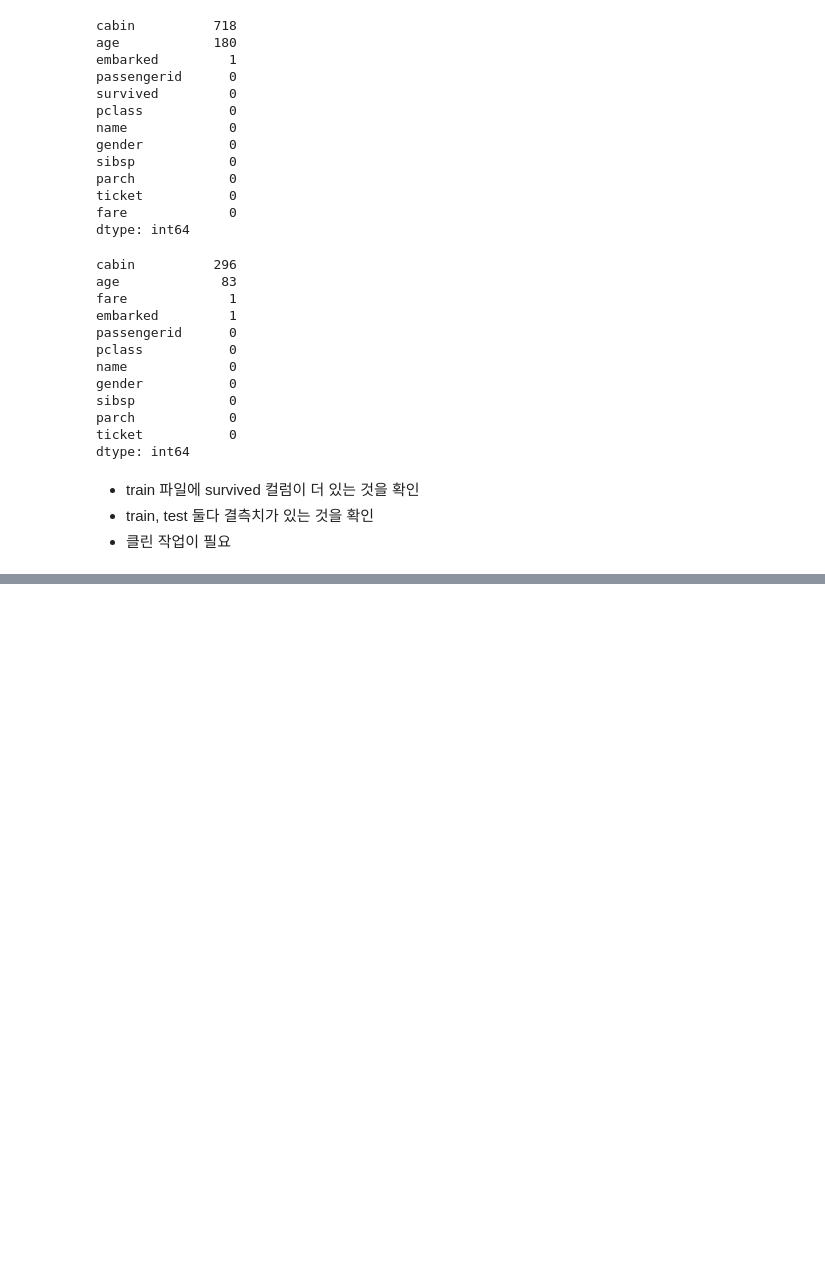
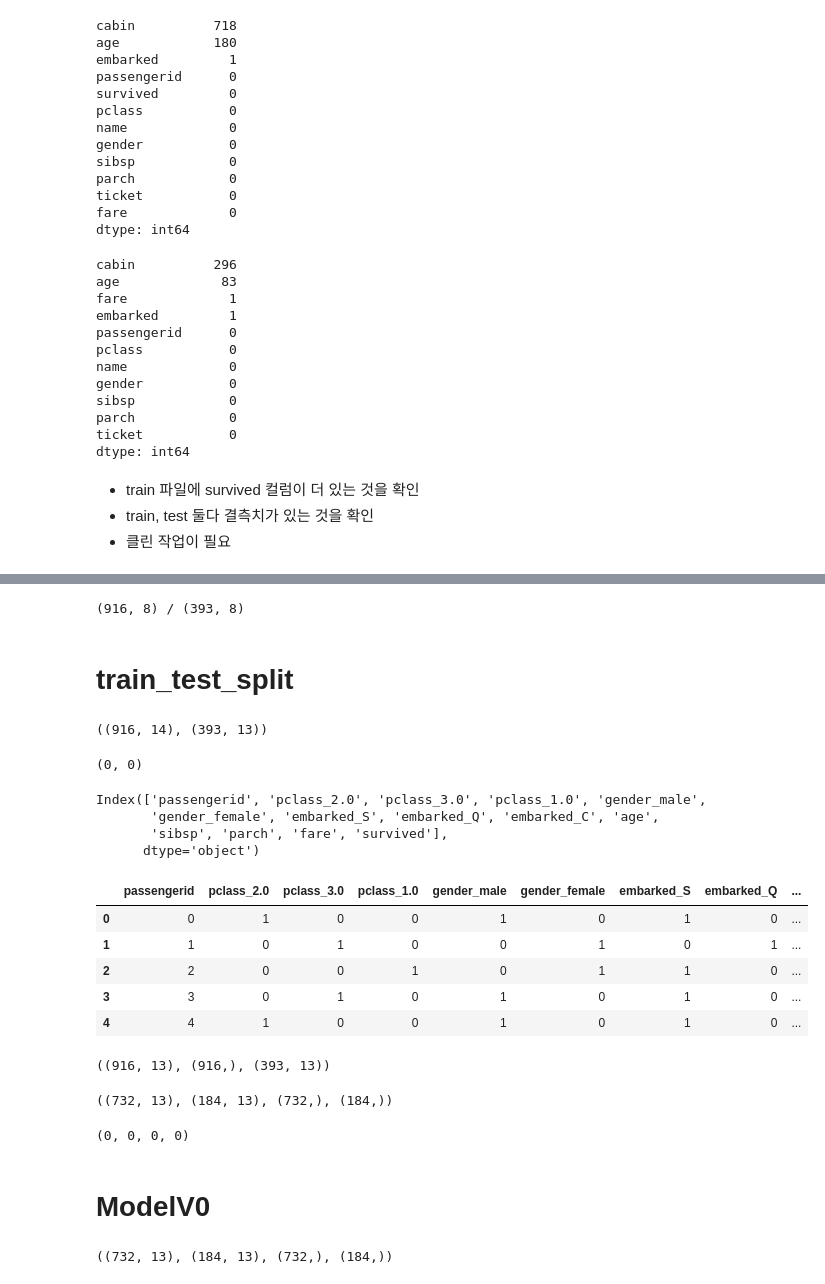
Before and after one commit to leenoru/titanic_competition, a Jupyter notebook: 230220_titanic.ipynb, the cells around one changed output, grey strips where cells are left out. Drawn from its saved outputs; the diff is of its cells as text; code cells hidden in the pictures; blank space fills up the shorter version.

```diff
--- a/230220_titanic.ipynb
+++ b/230220_titanic.ipynb
@@ -218,0 +458,11 @@ EDA
+# %%
+encoder = ce.OneHotEncoder(use_cat_names = True)
+enco_tr = pd.DataFrame()
+enco_te = pd.DataFrame()
+
+for col in train[category_cols].columns:
+  _enco = encoder.fit_transform(train[col].astype('category'))
+  enco_tr = pd.concat([enco_tr, _enco], axis=1)
+
+  _enco = encoder.transform(test[col].astype('category'))
+  enco_te = pd.concat([enco_te, _enco], axis=1)
@@ -218,0 +487,17 @@ EDA
+# %%
+print(f'{enco_tr.shape} / {enco_te.shape}')
+# %% [output]
+(916, 8) / (393, 8)
+# %% [markdown]
+# train_test_split
+# %%
+df_train = pd.concat([train['passengerid'], enco_tr, train[continous_cols], train['survived']], axis = 1)
+df_test = pd.concat([test['passengerid'], enco_te, test[continous_cols]], axis = 1)
+# %%
+df_train.shape, df_test.shape
+# %% [output]
+((916, 14), (393, 13))
+# %%
+df_train.isnull().sum().sum(), df_test.isnull().sum().sum()
+# %% [output]
+(0, 0)
@@ -218,0 +506,46 @@ EDA
+# %%
+df_train.columns
+# %% [output]
+Index(['passengerid', 'pclass_2.0', 'pclass_3.0', 'pclass_1.0', 'gender_male',
+       'gender_female', 'embarked_S', 'embarked_Q', 'embarked_C', 'age',
+       'sibsp', 'parch', 'fare', 'survived'],
+      dtype='object')
+# %%
+df_train.head()
+# %% [output]
+|  | passengerid | pclass_2.0 | pclass_3.0 | pclass_1.0 | gender_male | gender_female | embarked_S | embarked_Q | ... |
+| 0 | 0 | 1 | 0 | 0 | 1 | 0 | 1 | 0 | ... |
+| 1 | 1 | 0 | 1 | 0 | 0 | 1 | 0 | 1 | ... |
+| 2 | 2 | 0 | 0 | 1 | 0 | 1 | 1 | 0 | ... |
+| 3 | 3 | 0 | 1 | 0 | 1 | 0 | 1 | 0 | ... |
+| 4 | 4 | 1 | 0 | 0 | 1 | 0 | 1 | 0 | ... |
+# %%
+tmp = ['passengerid', 'pclass_2.0', 'pclass_3.0', 'pclass_1.0', 'gender_male',
+       'gender_female', 'embarked_S', 'embarked_Q', 'embarked_C', 'age',
+       'sibsp', 'parch', 'fare']
+X = df_train[tmp]
+y = df_train['survived']
+
+X.shape, y.shape, df_test.shape
+# %% [output]
+((916, 13), (916,), (393, 13))
+# %%
+X_tr, X_te, y_tr, y_te = train_test_split(X, y, test_size = 0.2, random_state=SEED)
+X_tr.shape, X_te.shape, y_tr.shape, y_te.shape
+# %% [output]
+((732, 13), (184, 13), (732,), (184,))
+# %%
+X_tr.isnull().sum().sum(), X_te.isnull().sum().sum(), y_tr.isnull().sum().sum(), y_te.isnull().sum().sum()
+# %% [output]
+(0, 0, 0, 0)
+# %% [markdown]
+# ModelV0
+# %%
+X_tr_modelV0 = X_tr.copy()
+X_te_modelV0 = X_te.copy()
+y_tr_modelV0 = y_tr.copy()
+y_te_modelV0 = y_te.copy()
+
+X_tr_modelV0.shape, X_te_modelV0.shape, y_tr_modelV0.shape, y_te_modelV0.shape
+# %% [output]
+((732, 13), (184, 13), (732,), (184,))
```
Also changed, not shown: parts of 52 cells of this notebook.
